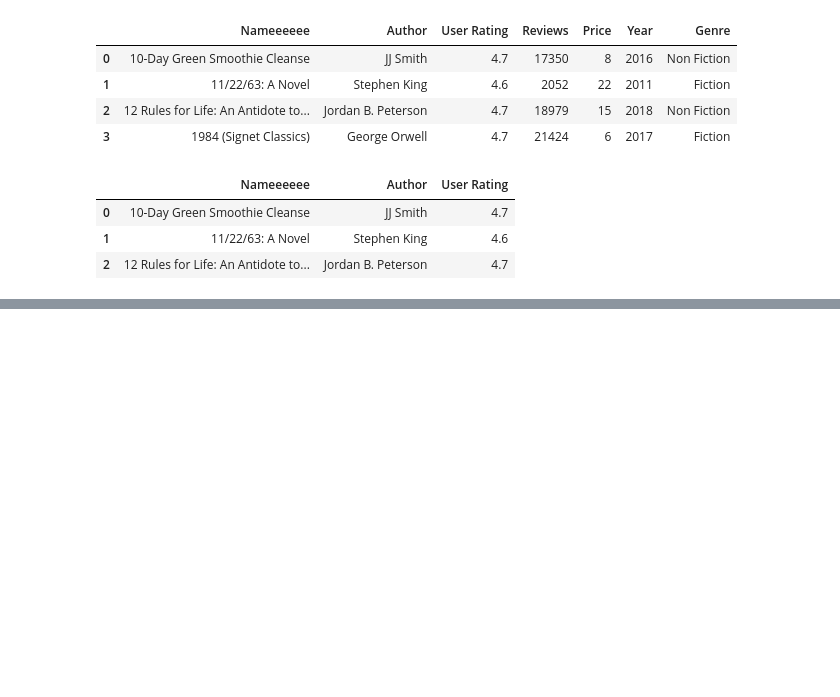
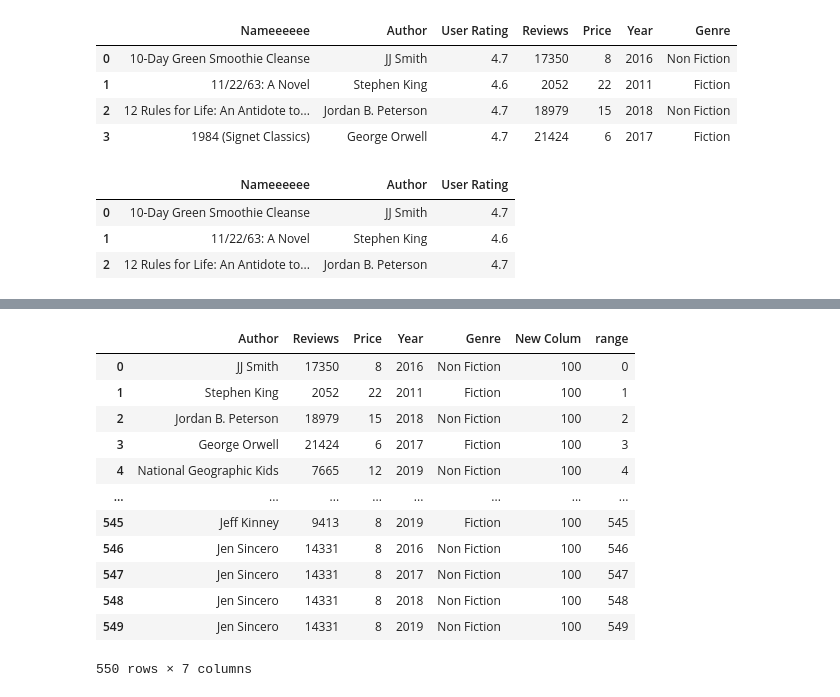
Before and after one commit to havipr/dataAnalytics, a Jupyter notebook: selfStudy/pandas.ipynb, the cells around one changed output, grey strips where cells are left out. Cells and saved outputs as stored; diff of their text form; code cells hidden in the pictures; blank space fills up the shorter version.

```diff
--- a/selfStudy/pandas.ipynb
+++ b/selfStudy/pandas.ipynb
@@ -126,0 +142,5 @@ df_books.iloc[:3,0:3]
+# %%
+#Delete it from the data frame
+df_books.drop('Nameeeeee', axis=1, inplace=True)
+
+df_books.drop('Year', axis=1)
@@ -126,0 +167,3 @@ df_books.iloc[:3,0:3]
+# %%
+df_books['New Colum'] = 100
+df_books
@@ -126,0 +206,20 @@ df_books.iloc[:3,0:3]
+# %%
+#New column with my data created in the last code
+#If I work with a range, the number of items have to be the same as the original data frame number of rows
+
+df_books['range'] = data
+df_books
+# %% [output]
+|  | Author | Reviews | Price | Year | Genre | New Colum | range |
+| 0 | JJ Smith | 17350 | 8 | 2016 | Non Fiction | 100 | 0 |
+| 1 | Stephen King | 2052 | 22 | 2011 | Fiction | 100 | 1 |
+| 2 | Jordan B. Peterson | 18979 | 15 | 2018 | Non Fiction | 100 | 2 |
+| 3 | George Orwell | 21424 | 6 | 2017 | Fiction | 100 | 3 |
+| 4 | National Geographic Kids | 7665 | 12 | 2019 | Non Fiction | 100 | 4 |
+| ... | ... | ... | ... | ... | ... | ... | ... |
+| 545 | Jeff Kinney | 9413 | 8 | 2019 | Fiction | 100 | 545 |
+| 546 | Jen Sincero | 14331 | 8 | 2016 | Non Fiction | 100 | 546 |
+| 547 | Jen Sincero | 14331 | 8 | 2017 | Non Fiction | 100 | 547 |
+| 548 | Jen Sincero | 14331 | 8 | 2018 | Non Fiction | 100 | 548 |
+| 549 | Jen Sincero | 14331 | 8 | 2019 | Non Fiction | 100 | 549 |
+550 rows × 7 columns
```
Also changed, not shown: parts of 46 cells of this notebook.
